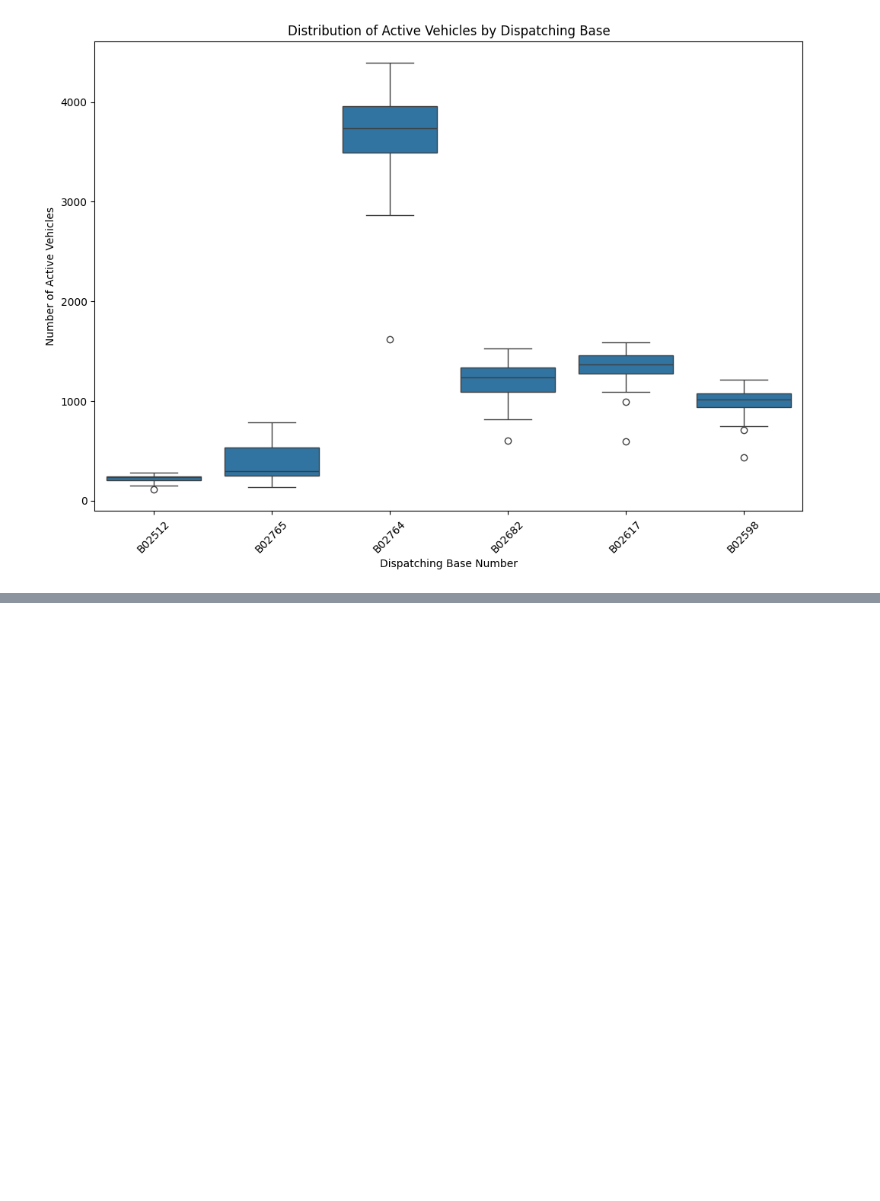
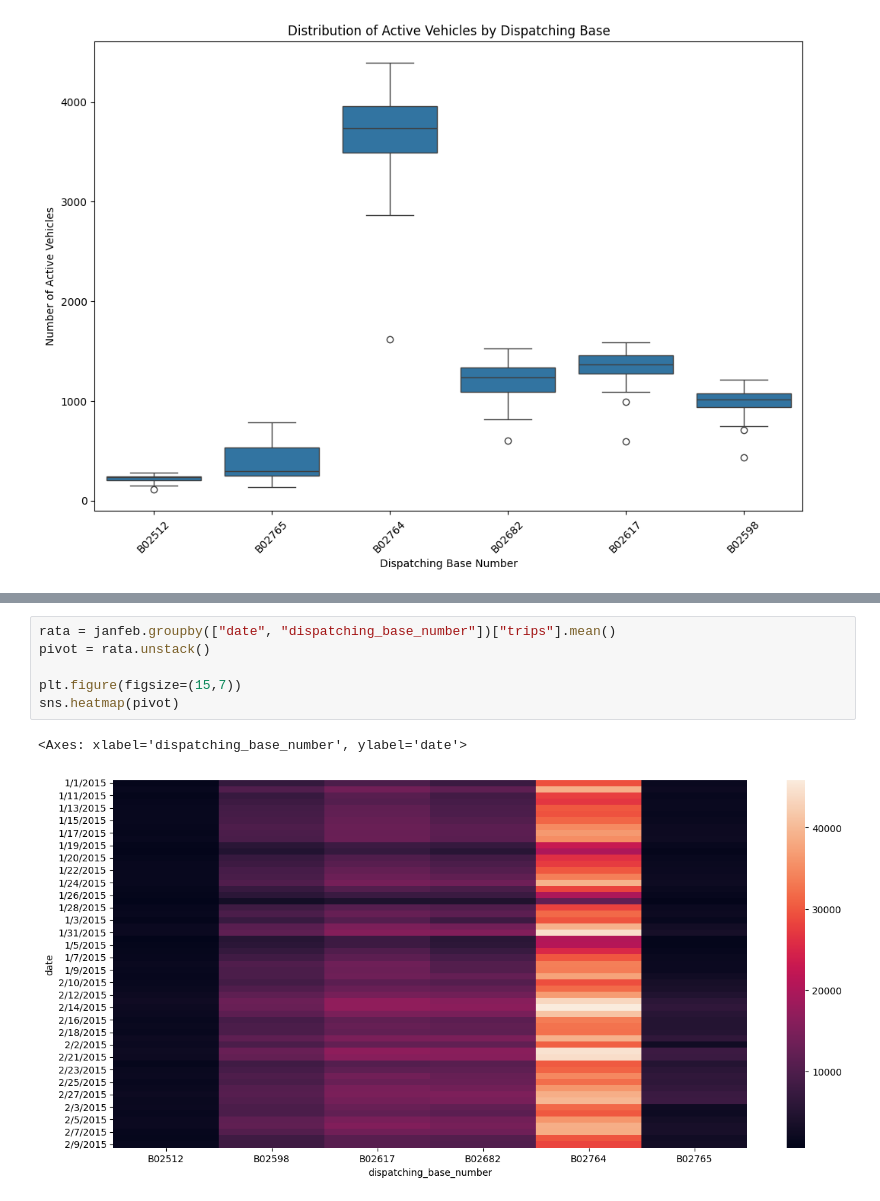
Before and after one commit to agungsuniantara/bootcamp_batch8, a Jupyter notebook: project_pertemuan17.ipynb, the cells around one changed output, grey strips where cells are left out. Saved outputs shown, nothing was run; the diff lists cells and outputs as text; blank space fills up the shorter version.

```diff
--- a/project_pertemuan17.ipynb
+++ b/project_pertemuan17.ipynb
@@ -163,0 +172,9 @@ Text(0, 0.5, 'Number of Active Vehicles')
+# %%
+rata = janfeb.groupby(["date", "dispatching_base_number"])["trips"].mean()
+pivot = rata.unstack()
+
+plt.figure(figsize=(15,7))
+sns.heatmap(pivot)
+# %% [output]
+<Axes: xlabel='dispatching_base_number', ylabel='date'>
+[figure, added]
```
Also changed, not shown: parts of 2 cells of this notebook.
